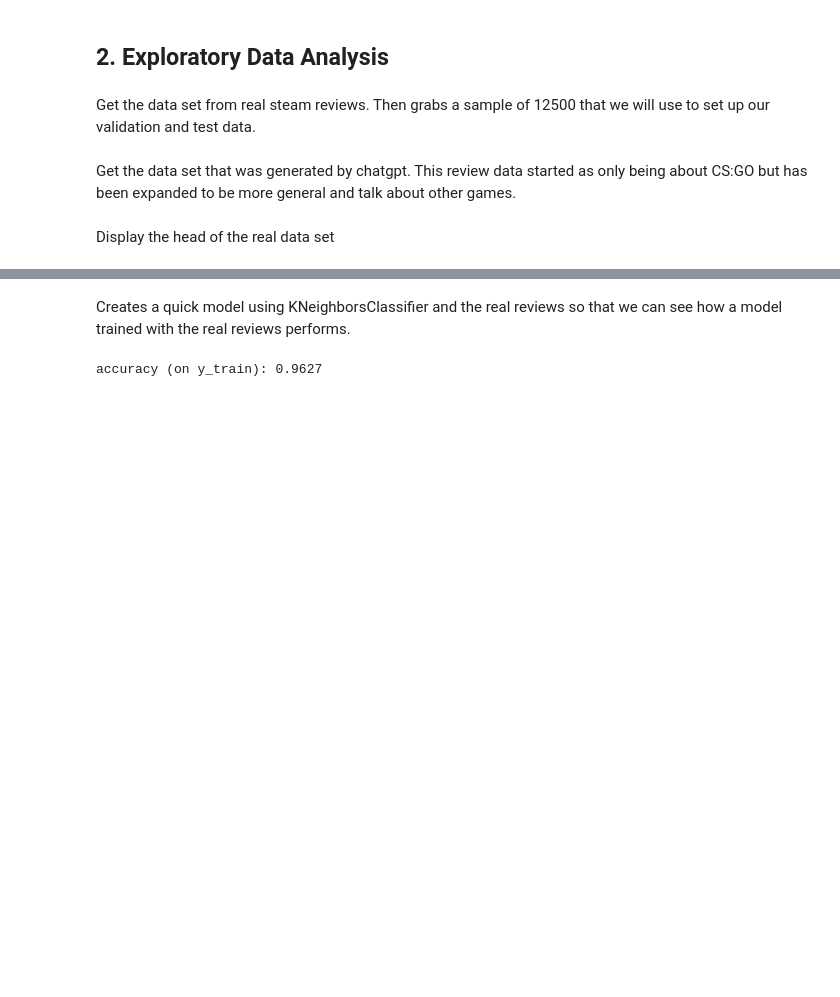
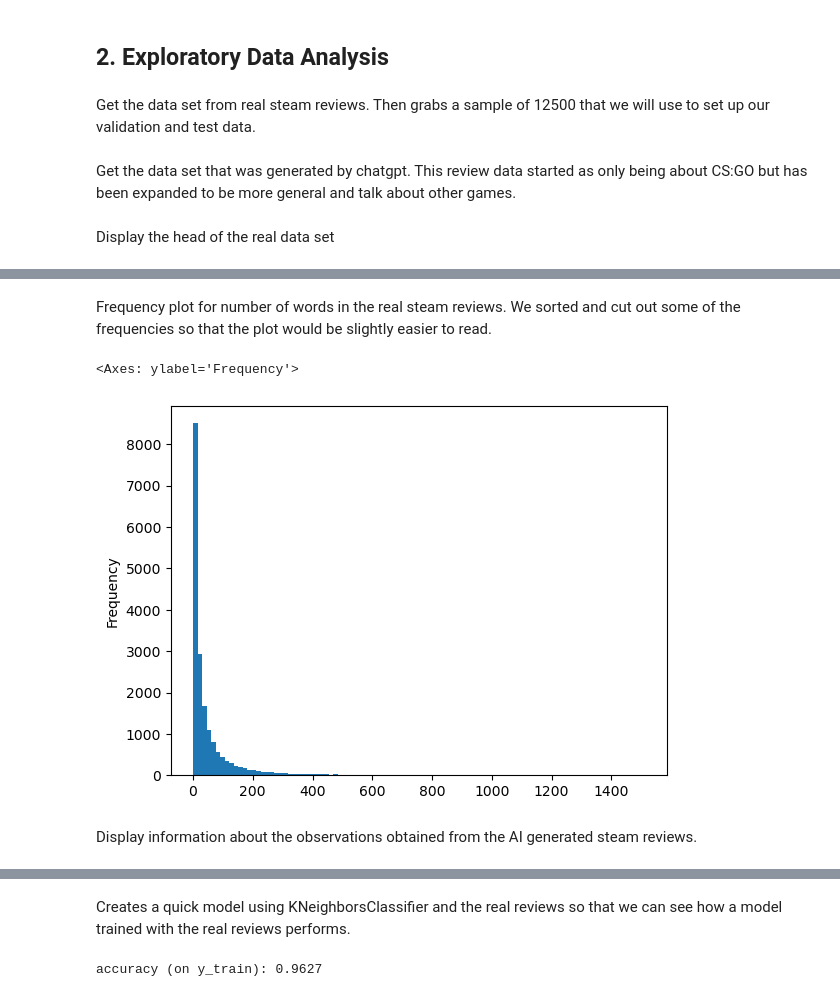
Before and after one commit to entrylevelcs/CS39AA-Project, a Jupyter notebook: project_part1.ipynb, the cells around one changed output, grey strips where cells are left out. Cells and saved outputs as stored; diff of their text form; code cells hidden in the pictures; blank space fills up the shorter version.

```diff
--- a/project_part1.ipynb
+++ b/project_part1.ipynb
@@ -68,0 +95,12 @@ df.iloc[:,[3,4]].head
+# %% [markdown]
+Frequency plot for number of words in the real steam reviews. We sorted and cut out some of the frequencies so that the plot would be slightly easier to read.
+# %%
+ser = df["number of words"]
+ser.sort_values()
+len(ser)
+ser[:18500].plot.hist(bins=100)
+# %% [output]
+<Axes: ylabel='Frequency'>
+[figure, added]
+# %% [markdown]
+Display information about the observations obtained from the AI generated steam reviews.
```
Also changed, not shown: parts of 18 cells of this notebook.
